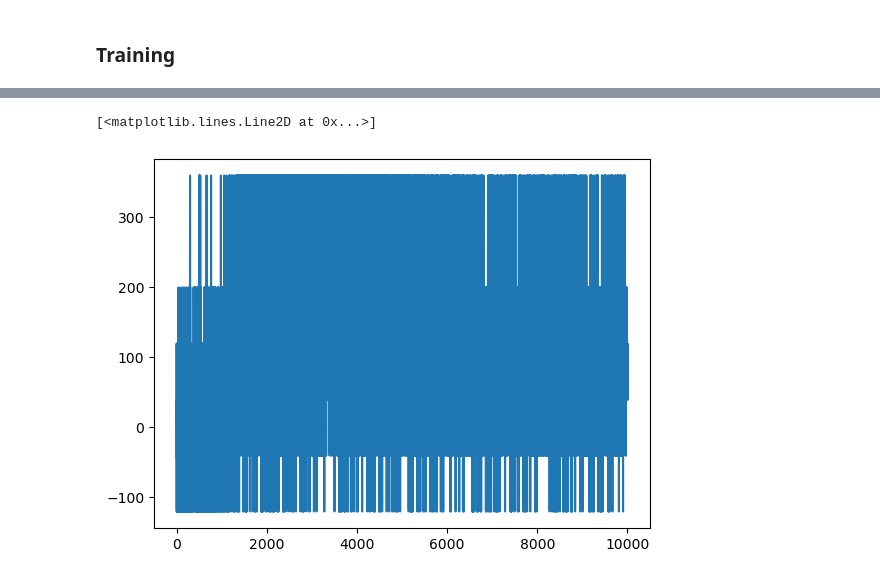
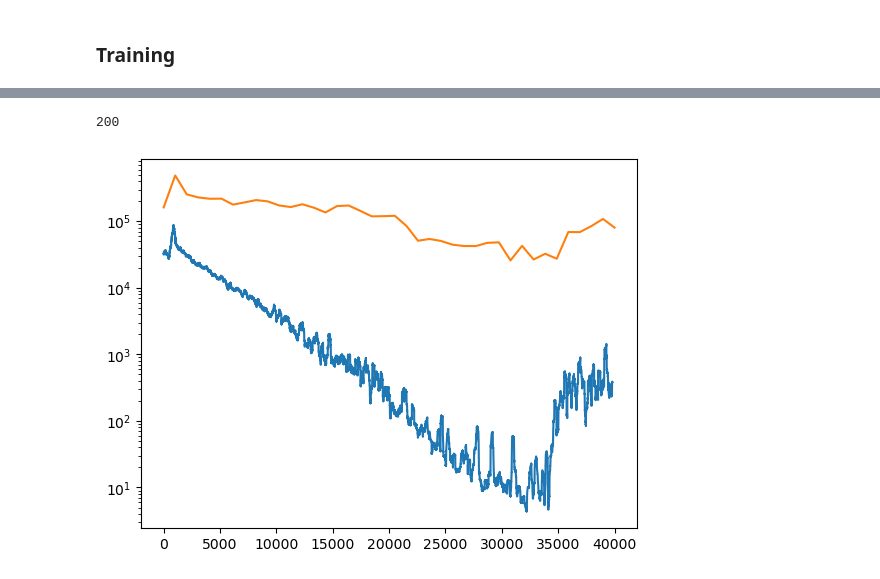
Before and after one commit to OMalenfantThuot/gflownet, a Jupyter notebook: ising/03_training_no_TB.ipynb, the cells around one changed output, grey strips where cells are left out. Drawn from its saved outputs; the diff is of its cells as text; code cells hidden in the pictures.

Commit message:
training no TB better version

```diff
--- a/ising/03_training_no_TB.ipynb
+++ b/ising/03_training_no_TB.ipynb
@@ -56,7 +58,7 @@ def get_parent_states_and_actions(batch):
 # %%
 N = 3
 batch_size = 1
-J = create_J_matrix(N, sigma=1)
+J = create_J_matrix(N, sigma=2)
 model = IsingSimpleFlowModel(N=N)
 energy_model = IsingEnergyModel(J=J)
 
@@ -64 +97,8 @@ optimizer = torch.optim.Adam(model.parameters(), lr=0.0001)
+# %%
+def validation_step(model, val_batch_size):
+    model.eval()
+    N = model.N
+    batch = create_input_batch(N=N, batch_size=val_batch_size)
+    _, loss, reward = choose_trajectory_and_get_metrics(model, batch)
+    return loss.item(), reward.item()
 # %%
@@ -122,8 +166,24 @@ Loss:  tensor(2190.6855, grad_fn=<AddBackward0>)
+# %%
+def moving_average(a, n=20) :
+    ret = np.cumsum(a, dtype=float)
+    ret[n:] = ret[n:] - ret[:-n]
+    return ret[n - 1:] / n
 # %%
-plt.plot(rewards)
+n_average = int(MAX_TRAJECTORIES/batch_size/200)
+print(n_average)
+
+averaged_tloss = moving_average(train_losses, n=n_average)
+#averaged_vloss = moving_average(val_losses, n=n_av)
+
+ax = plt.gca()
+ax.plot(np.linspace(0, len(averaged_tloss), len(averaged_tloss)), averaged_tloss)
+ax.plot(np.linspace(0, len(val_losses) * val_interval, len(val_losses)), val_losses)
+#ax.set_ylim([0, None])
+ax.set_yscale("log")
+plt.show()
 # %% [output]
-[<matplotlib.lines.Line2D at 0x...>]
+200
-[figure, old version]
+[figure, new version]
 # %%
 def spin_to_state(spin):
     N = spin.values.shape[0]
```
Also changed, not shown: parts of 9 cells of this notebook, 1 other file.
